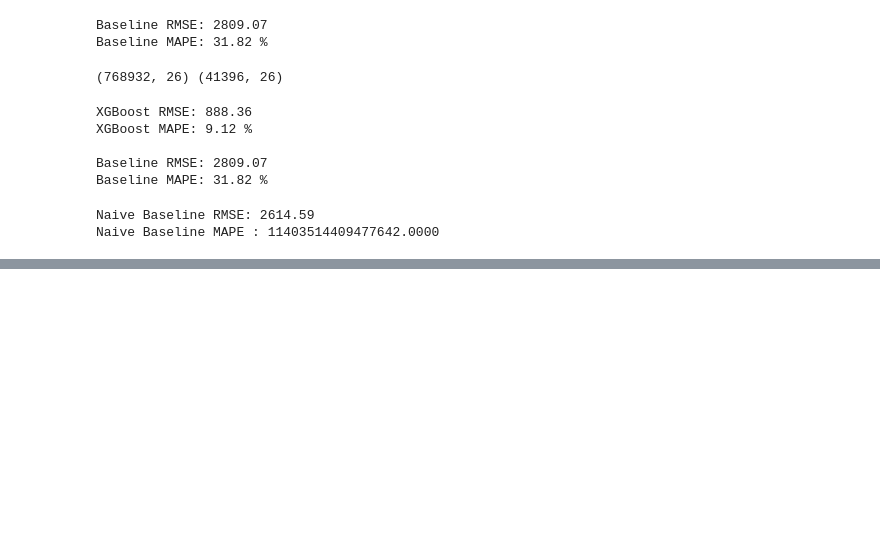
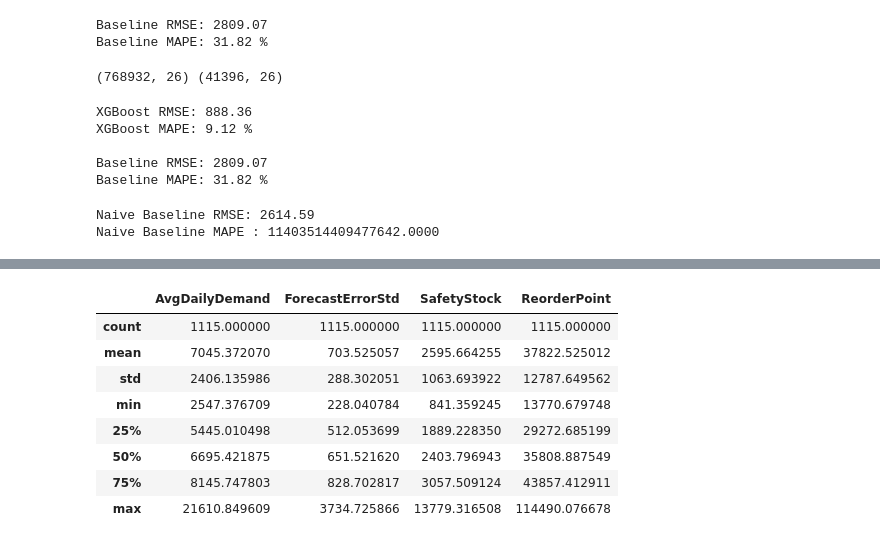
Before and after one commit to haruny117/talep-tahmini-projesi, a Jupyter notebook: notebook/01_eda.ipynb, the cells around one changed output, grey strips where cells are left out. Saved outputs shown, nothing was run; the diff lists cells and outputs as text; code cells hidden in the pictures; blank space fills up the shorter version.

```diff
--- a/notebook/01_eda.ipynb
+++ b/notebook/01_eda.ipynb
@@ -730,0 +756,8 @@ print(prophet.__version__)
+# %%
+def mad_based_std(series):
+    median = series.median()
+    mad = (series - median).abs().median()
+    return mad * 1.4826  # normal dağılıma denk gelmesi için standart düzeltme katsayısı
+
+store_error_robust_std = test_eval.groupby('Store')['Forecast_Error'].apply(mad_based_std)
+store_error_robust_std.describe()
@@ -730,0 +774,31 @@ print(prophet.__version__)
+# %%
+LEAD_TIME_DAYS = 5
+Z_SCORE = 1.65  # %95 servis seviyesi
+
+# Her mağaza için ortalama günlük tahmin edilen satış
+store_avg_demand = test_eval.groupby('Store')['XGB_Pred'].mean()
+
+# Güvenlik stoğu formülü
+safety_stock = Z_SCORE * store_error_robust_std * np.sqrt(LEAD_TIME_DAYS)
+
+# Reorder point: tedarik süresi boyunca beklenen talep + güvenlik stoğu
+reorder_point = (store_avg_demand * LEAD_TIME_DAYS) + safety_stock
+
+stock_plan = pd.DataFrame({
+    'AvgDailyDemand': store_avg_demand,
+    'ForecastErrorStd': store_error_robust_std,
+    'SafetyStock': safety_stock,
+    'ReorderPoint': reorder_point
+})
+
+stock_plan.describe()
+# %% [output]
+|  | AvgDailyDemand | ForecastErrorStd | SafetyStock | ReorderPoint |
+| count | 1115.000000 | 1115.000000 | 1115.000000 | 1115.000000 |
+| mean | 7045.372070 | 703.525057 | 2595.664255 | 37822.525012 |
+| std | 2406.135986 | 288.302051 | 1063.693922 | 12787.649562 |
+| min | 2547.376709 | 228.040784 | 841.359245 | 13770.679748 |
+| 25% | 5445.010498 | 512.053699 | 1889.228350 | 29272.685199 |
+| 50% | 6695.421875 | 651.521620 | 2403.796943 | 35808.887549 |
+| 75% | 8145.747803 | 828.702817 | 3057.509124 | 43857.412911 |
+| max | 21610.849609 | 3734.725866 | 13779.316508 | 114490.076678 |
```
Also changed, not shown: parts of 29 cells of this notebook.
